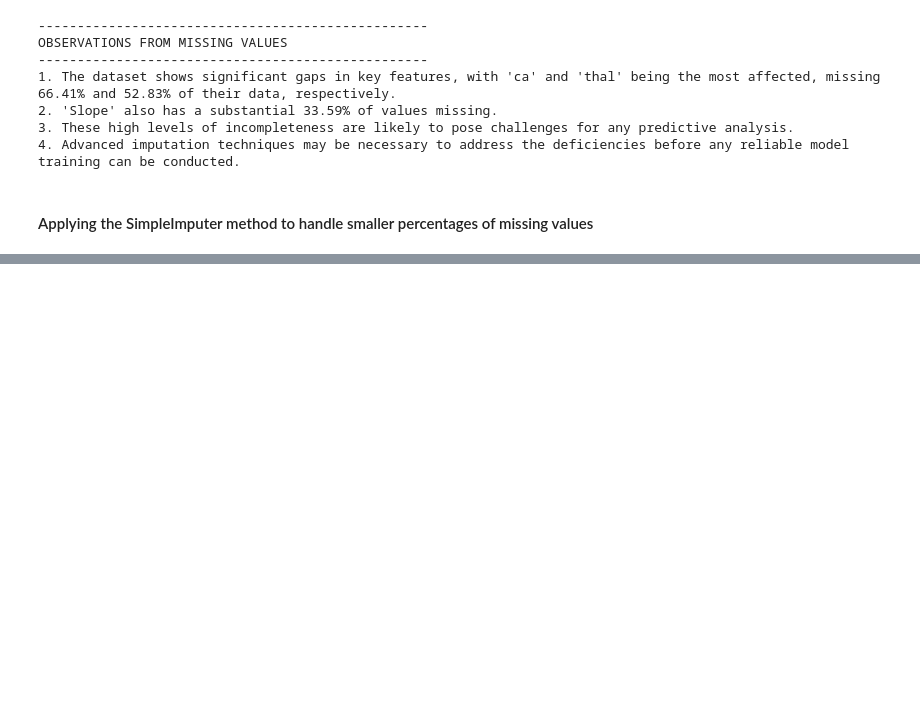
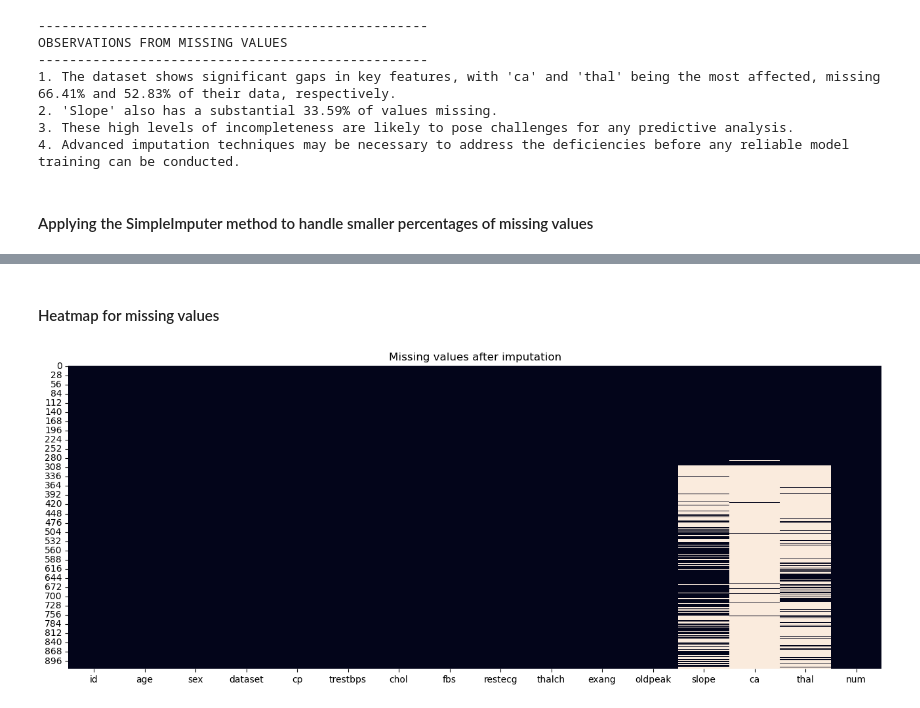
Before and after one commit to devbilalkhan/ml-heart-disease-uci, a Jupyter notebook: uci_heart_disease_data.ipynb, the cells around one changed output, grey strips where cells are left out. Saved outputs shown, nothing was run; the diff lists cells and outputs as text; code cells hidden in the pictures; blank space fills up the shorter version.

```diff
--- a/uci_heart_disease_data.ipynb
+++ b/uci_heart_disease_data.ipynb
@@ -277,0 +310,10 @@ OBSERVATIONS FROM MISSING VALUES AFTER IMPUTATION
+# %% [markdown]
+#### Heatmap for missing values
+# %%
+# create heatmap to check missing values after imputation
+plt.figure(figsize=(16, 6))
+sns.heatmap(df.isnull(), cbar=False)
+plt.title('Missing values after imputation')
+plt.show()
+# %% [output]
+[figure, added]
```
Also changed, not shown: parts of 9 cells of this notebook.
